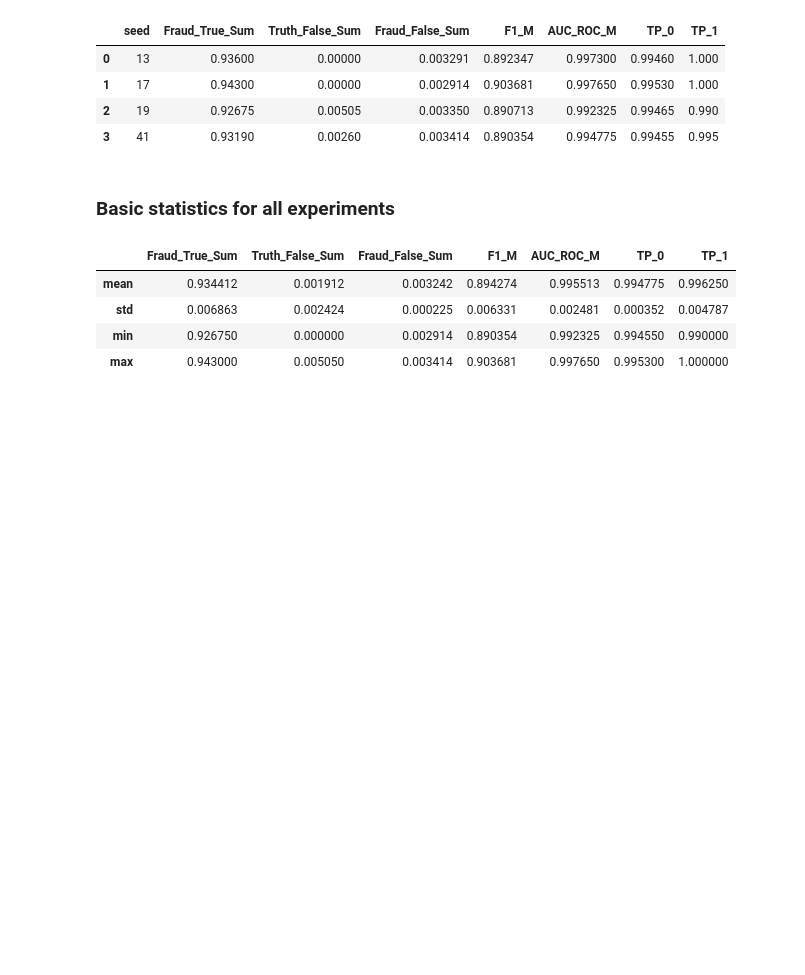
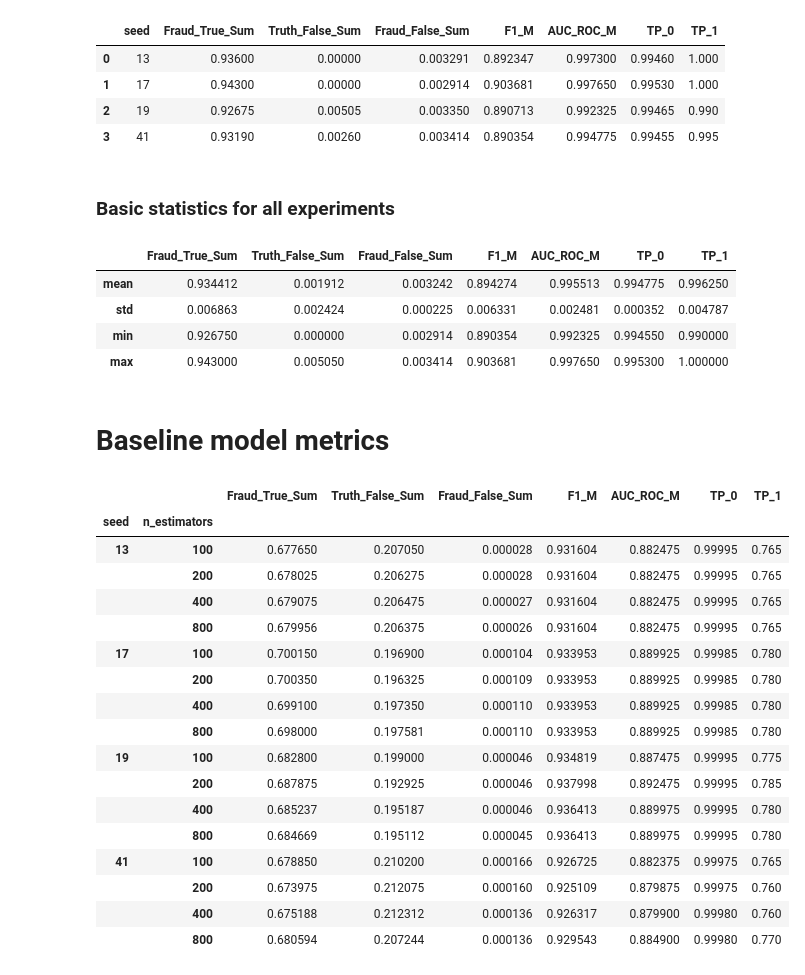
Before and after one commit to ysraell/random-forest-mc, a Jupyter notebook: Customized_Model.ipynb, the cells around one changed output. Saved outputs shown, nothing was run; the diff lists cells and outputs as text; code cells hidden in the pictures; blank space fills up the shorter version.

```diff
--- a/Customized_Model.ipynb
+++ b/Customized_Model.ipynb
@@ -394,3 +394,29 @@ df_Results[df_Results.columns[1:]].describe().loc[['mean', 'std', 'min', 'max']]
 | std | 0.006863 | 0.002424 | 0.000225 | 0.006331 | 0.002481 | 0.000352 | 0.004787 |
 | min | 0.926750 | 0.000000 | 0.002914 | 0.890354 | 0.992325 | 0.994550 | 0.990000 |
 | max | 0.943000 | 0.005050 | 0.003414 | 0.903681 | 0.997650 | 0.995300 | 1.000000 |
+# %% [markdown]
+# Baseline model metrics
+# %%
+df_Baseline = pd.read_csv('Results_creditcard_Baseline.csv')
+# %%
+columns = ['seed', 'n_estimators', 'Fraud_True_Sum','Truth_False_Sum', 'Fraud_False_Sum', 'F1_M', 'AUC_ROC_M', 'TP_0', 'TP_1']
+df_Baseline[columns].groupby(['seed','n_estimators']).mean()
+# %% [output]
+|  |  | Fraud_True_Sum | Truth_False_Sum | Fraud_False_Sum | F1_M | AUC_ROC_M | TP_0 | TP_1 |
+| seed | n_estimators |  |  |  |  |  |  |  |
+| 13 | 100 | 0.677650 | 0.207050 | 0.000028 | 0.931604 | 0.882475 | 0.99995 | 0.765 |
+|  | 200 | 0.678025 | 0.206275 | 0.000028 | 0.931604 | 0.882475 | 0.99995 | 0.765 |
+|  | 400 | 0.679075 | 0.206475 | 0.000027 | 0.931604 | 0.882475 | 0.99995 | 0.765 |
+|  | 800 | 0.679956 | 0.206375 | 0.000026 | 0.931604 | 0.882475 | 0.99995 | 0.765 |
+| 17 | 100 | 0.700150 | 0.196900 | 0.000104 | 0.933953 | 0.889925 | 0.99985 | 0.780 |
+|  | 200 | 0.700350 | 0.196325 | 0.000109 | 0.933953 | 0.889925 | 0.99985 | 0.780 |
+|  | 400 | 0.699100 | 0.197350 | 0.000110 | 0.933953 | 0.889925 | 0.99985 | 0.780 |
+|  | 800 | 0.698000 | 0.197581 | 0.000110 | 0.933953 | 0.889925 | 0.99985 | 0.780 |
+| 19 | 100 | 0.682800 | 0.199000 | 0.000046 | 0.934819 | 0.887475 | 0.99995 | 0.775 |
+|  | 200 | 0.687875 | 0.192925 | 0.000046 | 0.937998 | 0.892475 | 0.99995 | 0.785 |
+|  | 400 | 0.685237 | 0.195187 | 0.000046 | 0.936413 | 0.889975 | 0.99995 | 0.780 |
+|  | 800 | 0.684669 | 0.195112 | 0.000045 | 0.936413 | 0.889975 | 0.99995 | 0.780 |
+| 41 | 100 | 0.678850 | 0.210200 | 0.000166 | 0.926725 | 0.882375 | 0.99975 | 0.765 |
+|  | 200 | 0.673975 | 0.212075 | 0.000160 | 0.925109 | 0.879875 | 0.99975 | 0.760 |
+|  | 400 | 0.675188 | 0.212312 | 0.000136 | 0.926317 | 0.879900 | 0.99980 | 0.760 |
+|  | 800 | 0.680594 | 0.207244 | 0.000136 | 0.929543 | 0.884900 | 0.99980 | 0.770 |
```
